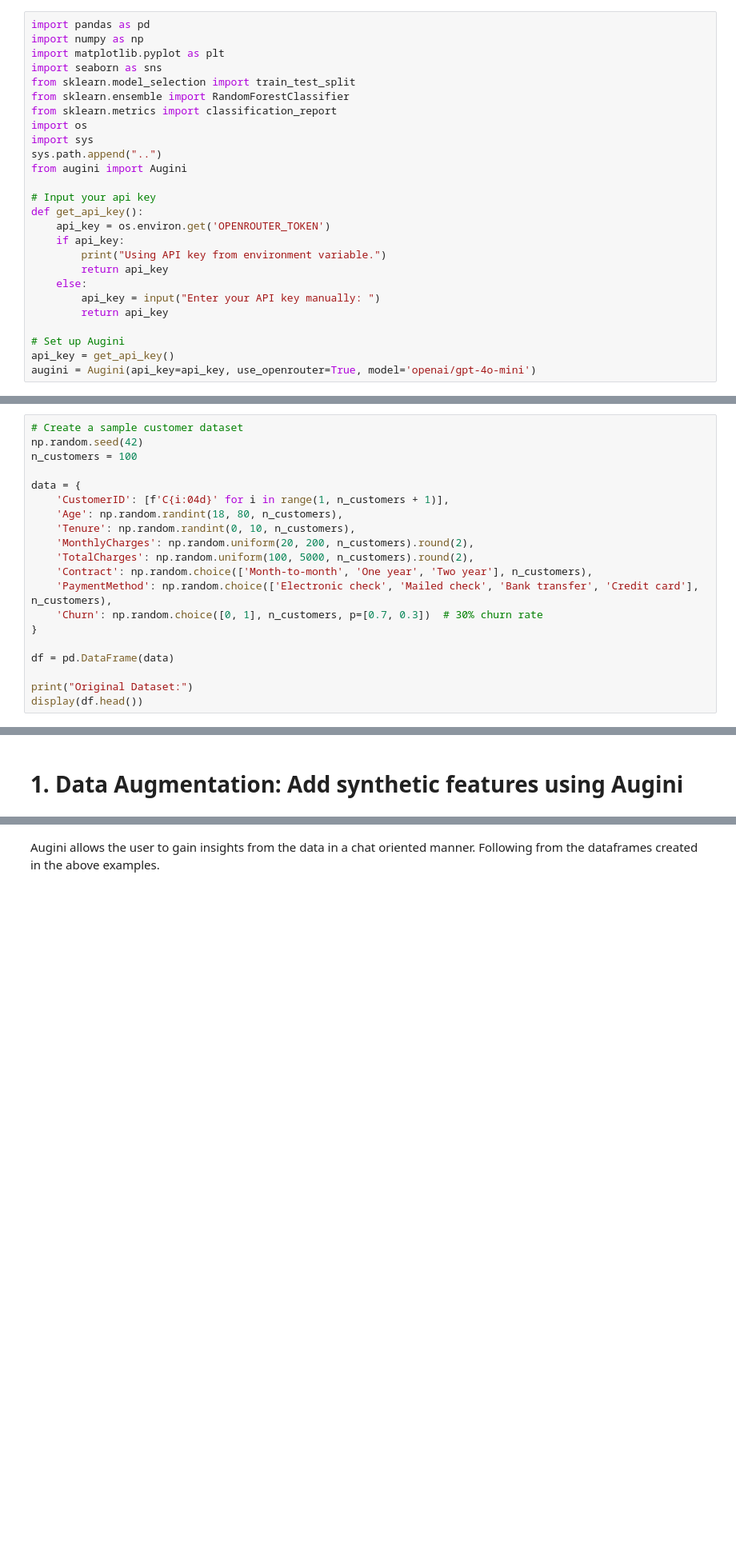
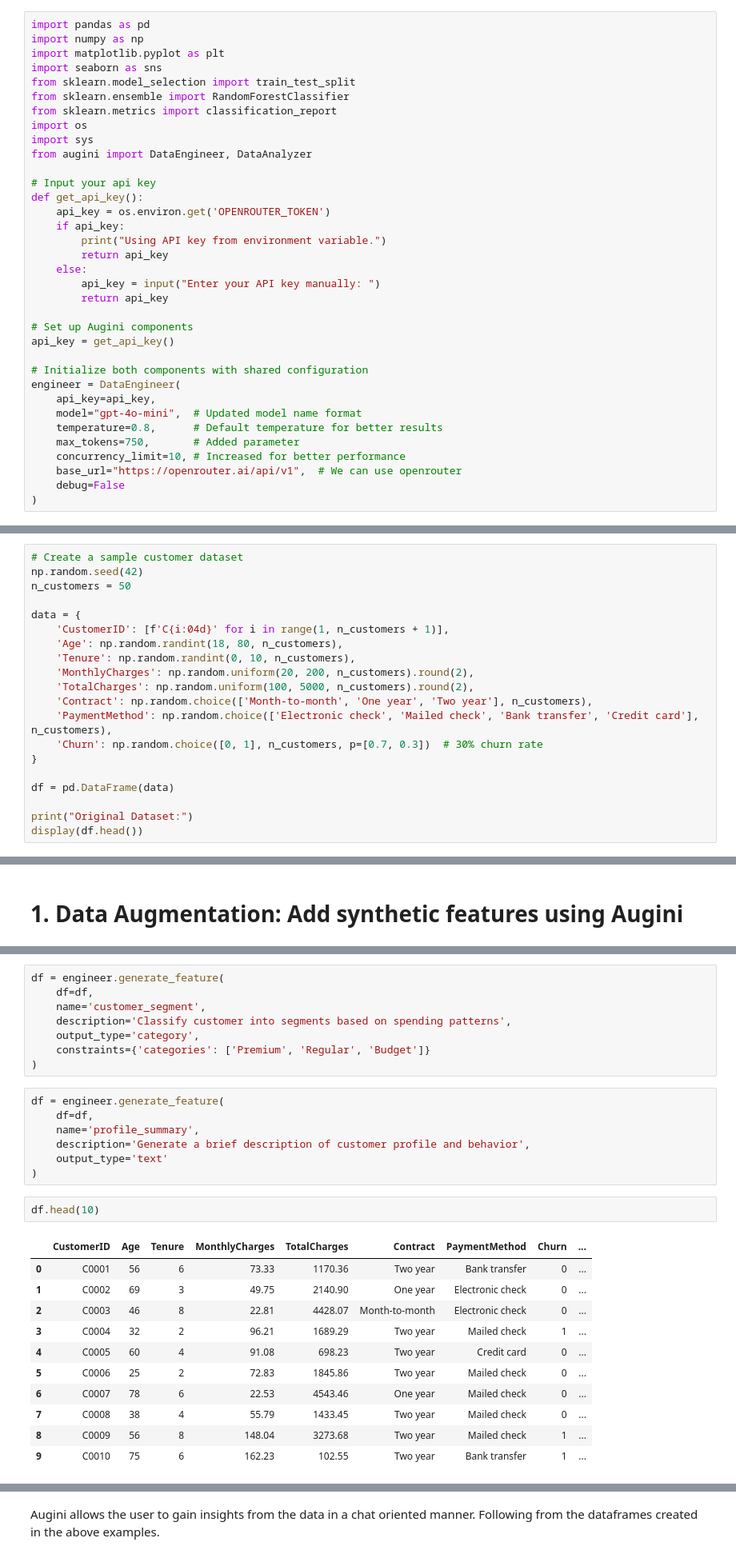
Before and after one commit to tabularis-ai/augini, a Jupyter notebook: examples/augini_example_churn.ipynb, the cells around one changed output, grey strips where cells are left out. Shown at 80% size. Drawn from its saved outputs; the diff is of its cells as text; blank space fills up the shorter version.

```diff
--- a/examples/augini_example_churn.ipynb
+++ b/examples/augini_example_churn.ipynb
@@ -10,8 +28,7 @@ from sklearn.ensemble import RandomForestClassifier
 from sklearn.metrics import classification_report
 import os
 import sys
-sys.path.append("..")
-from augini import Augini
+from augini import DataEngineer, DataAnalyzer
 
 # Input your api key
 def get_api_key():
@@ -23,6 +40,16 @@ def get_api_key():
         api_key = input("Enter your API key manually: ")
         return api_key
 
-# Set up Augini
+# Set up Augini components
 api_key = get_api_key()
-augini = Augini(api_key=api_key, use_openrouter=True, model='openai/gpt-4o-mini')
+
+# Initialize both components with shared configuration
+engineer = DataEngineer(
+    api_key=api_key,
+    model="gpt-4o-mini",  # Updated model name format
+    temperature=0.8,      # Default temperature for better results
+    max_tokens=750,       # Added parameter
+    concurrency_limit=10, # Increased for better performance
+    base_url="https://openrouter.ai/api/v1",  # We can use openrouter
+    debug=False
+)
@@ -29,7 +58,7 @@ augini = Augini(api_key=api_key, use_openrouter=True, model='openai/gpt-4o-mini'
 # %%
 # Create a sample customer dataset
 np.random.seed(42)
-n_customers = 100
+n_customers = 50
 
 data = {
     'CustomerID': [f'C{i:04d}' for i in range(1, n_customers + 1)],
@@ -75,0 +122,29 @@ for i in range(3):
+# %%
+df = engineer.generate_feature(
+    df=df,
+    name='customer_segment',
+    description='Classify customer into segments based on spending patterns',
+    output_type='category',
+    constraints={'categories': ['Premium', 'Regular', 'Budget']}
+)
+# %%
+df = engineer.generate_feature(
+    df=df,
+    name='profile_summary',
+    description='Generate a brief description of customer profile and behavior',
+    output_type='text'
+)
+# %%
+df.head(10)
+# %% [output]
+|  | CustomerID | Age | Tenure | MonthlyCharges | TotalCharges | Contract | PaymentMethod | Churn | ... |
+| 0 | C0001 | 56 | 6 | 73.33 | 1170.36 | Two year | Bank transfer | 0 | ... |
+| 1 | C0002 | 69 | 3 | 49.75 | 2140.90 | One year | Electronic check | 0 | ... |
+| 2 | C0003 | 46 | 8 | 22.81 | 4428.07 | Month-to-month | Electronic check | 0 | ... |
+| 3 | C0004 | 32 | 2 | 96.21 | 1689.29 | Two year | Mailed check | 1 | ... |
+| 4 | C0005 | 60 | 4 | 91.08 | 698.23 | Two year | Credit card | 0 | ... |
+| 5 | C0006 | 25 | 2 | 72.83 | 1845.86 | Two year | Mailed check | 0 | ... |
+| 6 | C0007 | 78 | 6 | 22.53 | 4543.46 | One year | Mailed check | 0 | ... |
+| 7 | C0008 | 38 | 4 | 55.79 | 1433.45 | Two year | Mailed check | 0 | ... |
+| 8 | C0009 | 56 | 8 | 148.04 | 3273.68 | Two year | Mailed check | 1 | ... |
+| 9 | C0010 | 75 | 6 | 162.23 | 102.55 | Two year | Bank transfer | 1 | ... |
```
Also changed, not shown: parts of 27 cells of this notebook, 28 other files.
